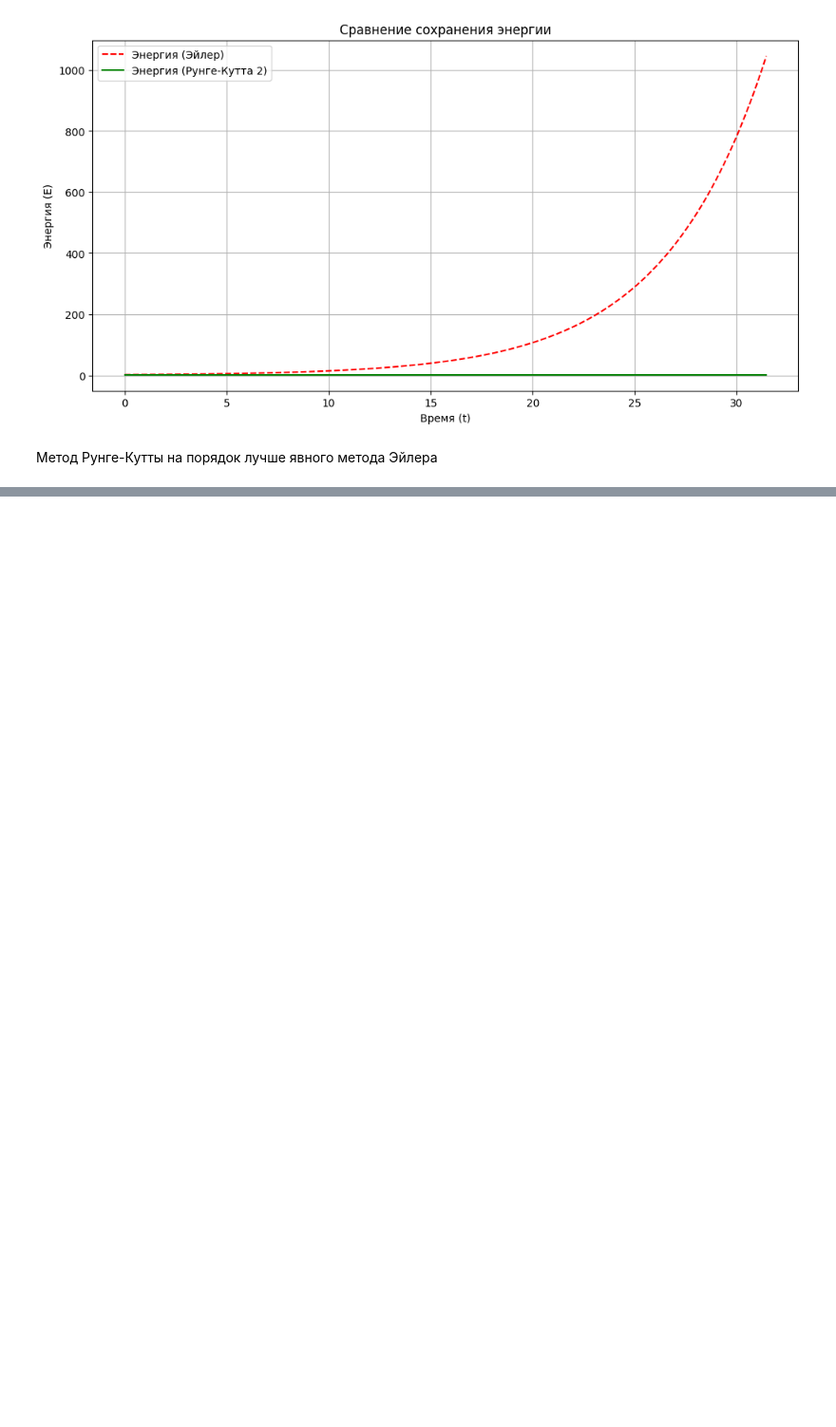
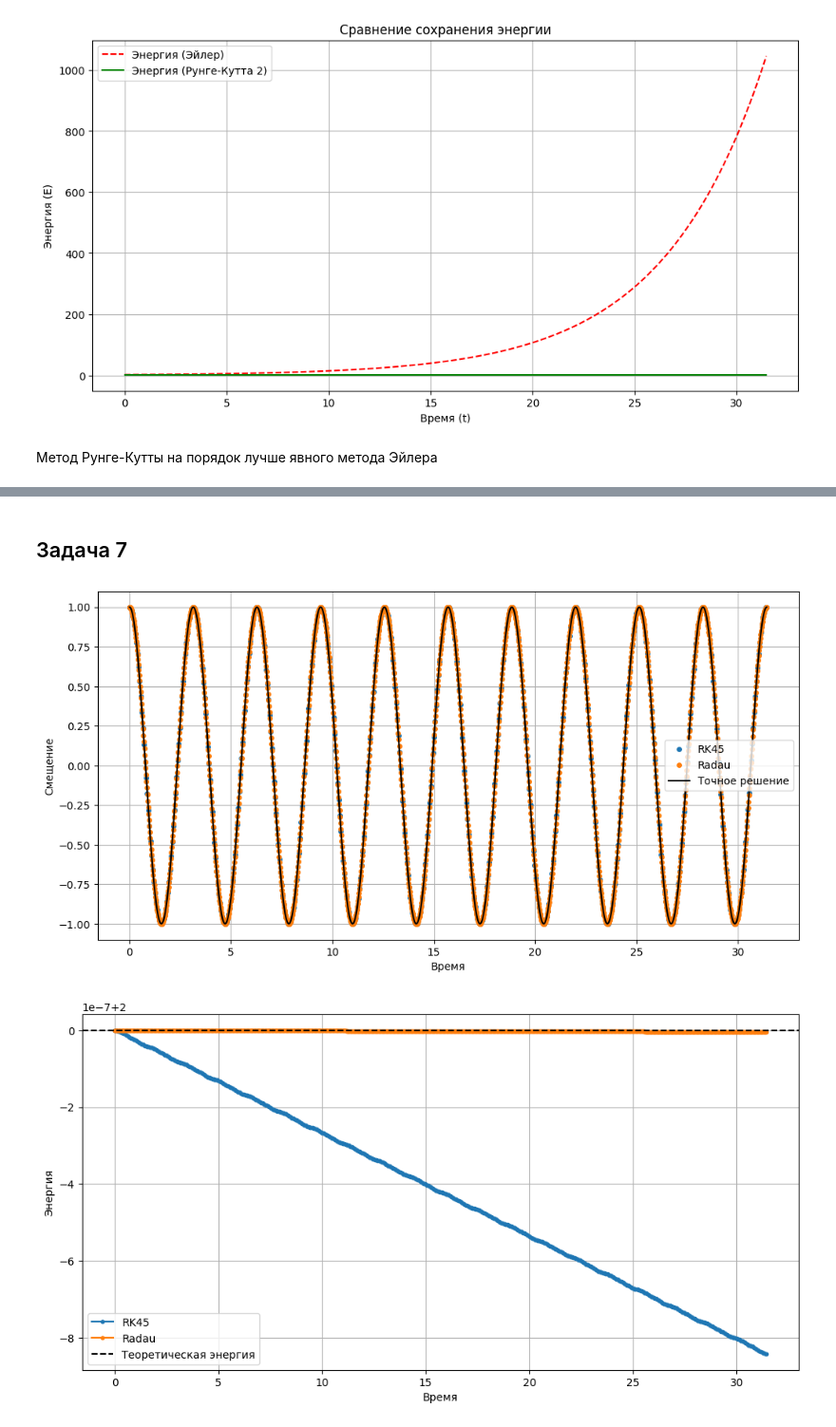
Before and after one commit to OhNoMyRook/Calculus, a Jupyter notebook: 2sem-5.ipynb, the cells around one changed output, grey strips where cells are left out. Shown at 95% size. Cells and saved outputs as stored; diff of their text form; code cells hidden in the pictures; blank space fills up the shorter version.

```diff
--- a/2sem-5.ipynb
+++ b/2sem-5.ipynb
@@ -395,0 +396,41 @@ plt.show()
+# %% [markdown]
+## Задача 7
+# %%
+from scipy.integrate import solve_ivp
+
+# Решение с разными методами
+methods = ['RK45', 'Radau']
+solutions = {}
+for method in methods:
+    sol = solve_ivp(harmonic_ode, t_span, y0, method=method, rtol=1e-8, atol=1e-8)
+    solutions[method] = sol
+
+# Точное решение
+t_exact = np.linspace(t_span[0], t_span[1], 1000)
+u_exact = y0[0] * np.cos(omega * t_exact)
+
+# Визуализация
+plt.figure(figsize=(12, 6))
+for method, sol in solutions.items():
+    plt.plot(sol.t, sol.y[0], 'o', label=f'{method}', markersize=4)
+plt.plot(t_exact, u_exact, 'k-', label='Точное решение')
+plt.xlabel('Время')
+plt.ylabel('Смещение')
+plt.legend()
+plt.grid(True)
+plt.show()
+
+# Проверка энергии
+plt.figure(figsize=(12, 6))
+for method, sol in solutions.items():
+    E = 0.5*sol.y[1]**2 + 0.5*omega**2*sol.y[0]**2
+    plt.plot(sol.t, E, 'o-', label=f'{method}', markersize=3)
+plt.axhline(0.5*omega**2*y0[0]**2, color='k', linestyle='--', label='Теоретическая энергия')
+plt.xlabel('Время')
+plt.ylabel('Энергия')
+plt.legend()
+plt.grid(True)
+plt.show()
+# %% [output]
+[figure, added]
+[figure, added]
```
Also changed, not shown: parts of 1 cell of this notebook.
